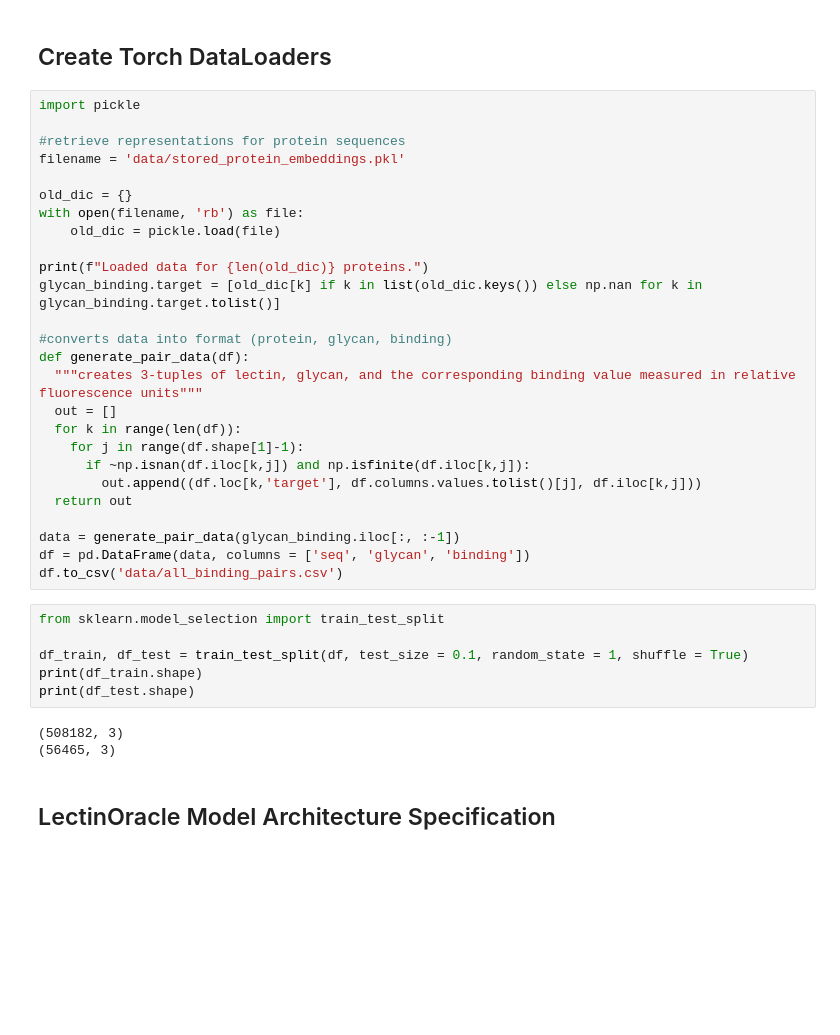
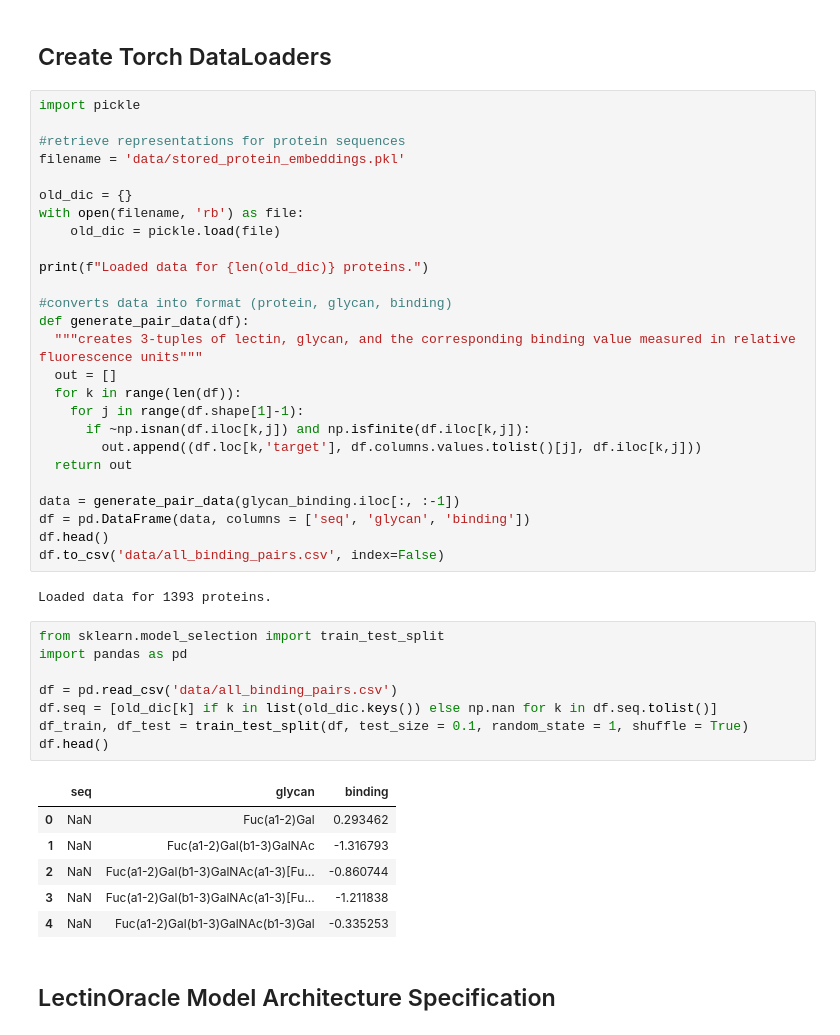
Before and after one commit to jackshee/LectinBinding, a Jupyter notebook: Reproducing LectinOracle.ipynb, the cells around one changed output. Saved outputs shown, nothing was run; the diff lists cells and outputs as text; blank space fills up the shorter version.

```diff
--- a/Reproducing LectinOracle.ipynb
+++ b/Reproducing LectinOracle.ipynb
@@ -97,7 +97,6 @@ with open(filename, 'rb') as file:
     old_dic = pickle.load(file)
 
 print(f"Loaded data for {len(old_dic)} proteins.")
-glycan_binding.target = [old_dic[k] if k in list(old_dic.keys()) else np.nan for k in glycan_binding.target.tolist()]
 
 #converts data into format (protein, glycan, binding)
 def generate_pair_data(df):
@@ -111,16 +110,25 @@ def generate_pair_data(df):
 
 data = generate_pair_data(glycan_binding.iloc[:, :-1])
 df = pd.DataFrame(data, columns = ['seq', 'glycan', 'binding'])
-df.to_csv('data/all_binding_pairs.csv')
+df.head()
+df.to_csv('data/all_binding_pairs.csv', index=False)
+# %% [output]
+Loaded data for 1393 proteins.
 # %%
 from sklearn.model_selection import train_test_split
+import pandas as pd
 
+df = pd.read_csv('data/all_binding_pairs.csv')
+df.seq = [old_dic[k] if k in list(old_dic.keys()) else np.nan for k in df.seq.tolist()]
 df_train, df_test = train_test_split(df, test_size = 0.1, random_state = 1, shuffle = True)
-print(df_train.shape)
-print(df_test.shape)
+df.head()
 # %% [output]
-(508182, 3)
-(56465, 3)
+|  | seq | glycan | binding |
+| 0 | NaN | Fuc(a1-2)Gal | 0.293462 |
+| 1 | NaN | Fuc(a1-2)Gal(b1-3)GalNAc | -1.316793 |
+| 2 | NaN | Fuc(a1-2)Gal(b1-3)GalNAc(a1-3)[Fu... | -0.860744 |
+| 3 | NaN | Fuc(a1-2)Gal(b1-3)GalNAc(a1-3)[Fu... | -1.211838 |
+| 4 | NaN | Fuc(a1-2)Gal(b1-3)GalNAc(b1-3)Gal | -0.335253 |
 # %% [markdown]
 ##  LectinOracle Model Architecture Specification
 # %%
```
Also changed, not shown: parts of 3 cells of this notebook.
